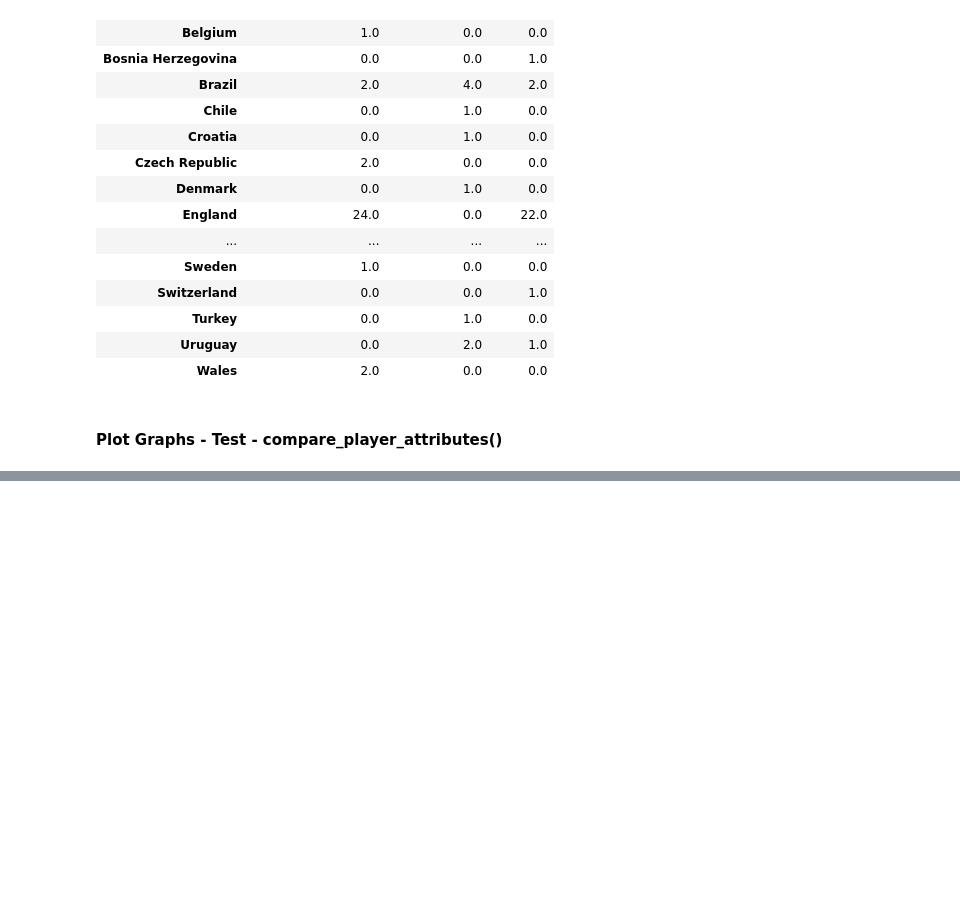
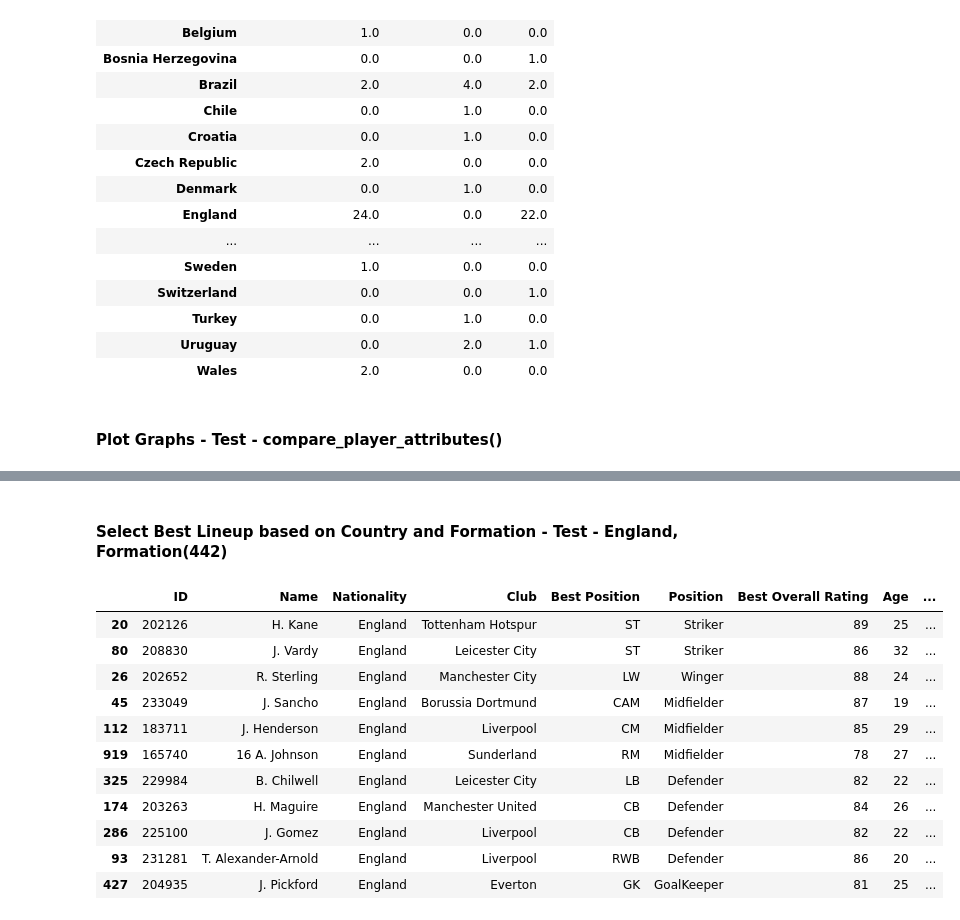
Before and after one commit to gokulnathperiasamy/FIFA2020_DataAnalysis, a Jupyter notebook: Notebook/FIFA2020DataAnalysis.ipynb, the cells around one changed output, grey strips where cells are left out. Drawn from its saved outputs; the diff is of its cells as text; code cells hidden in the pictures; blank space fills up the shorter version.

```diff
--- a/Notebook/FIFA2020DataAnalysis.ipynb
+++ b/Notebook/FIFA2020DataAnalysis.ipynb
@@ -360,6 +360,20 @@ def select_best_team(club_name, formation_name):
             pd_selected_players = pd.concat([pd_selected_players, selected_p], axis=0)
 
     return pd_selected_players
+# %%
+def select_best_country_lineup(country_name, formation_name):
+    selected_country_player_list = get_player_by_nationality(country_name)
+    filtered_positions = get_list_filtered_postions(formation_name)
+    pd_selected_players = pd.DataFrame()
+
+    for row in filtered_positions:
+        for col in row:
+            required_position_list = col.split("|")
+            selected_p = selected_country_player_list[selected_country_player_list['Best Position'].isin(required_position_list)].head(1)
+            selected_country_player_list= selected_country_player_list.drop(selected_p.index)
+            pd_selected_players = pd.concat([pd_selected_players, selected_p], axis=0)
+
+    return pd_selected_players
 # %% [markdown]
 #### Plot Graphs - Test - plot_countries_represented_by_club_player()
 # %%
@@ -415,0 +430,17 @@ select_best_team("Manchester United", formation_4231)
+# %% [markdown]
+#### Select Best Lineup based on Country and Formation - Test - England, Formation(442)
+# %%
+select_best_country_lineup("England", formation_442)
+# %% [output]
+|  | ID | Name | Nationality | Club | Best Position | Position | Best Overall Rating | Age | ... |
+| 20 | 202126 | H. Kane | England | Tottenham Hotspur | ST | Striker | 89 | 25 | ... |
+| 80 | 208830 | J. Vardy | England | Leicester City | ST | Striker | 86 | 32 | ... |
+| 26 | 202652 | R. Sterling | England | Manchester City | LW | Winger | 88 | 24 | ... |
+| 45 | 233049 | J. Sancho | England | Borussia Dortmund | CAM | Midfielder | 87 | 19 | ... |
+| 112 | 183711 | J. Henderson | England | Liverpool | CM | Midfielder | 85 | 29 | ... |
+| 919 | 165740 | 16 A. Johnson | England | Sunderland | RM | Midfielder | 78 | 27 | ... |
+| 325 | 229984 | B. Chilwell | England | Leicester City | LB | Defender | 82 | 22 | ... |
+| 174 | 203263 | H. Maguire | England | Manchester United | CB | Defender | 84 | 26 | ... |
+| 286 | 225100 | J. Gomez | England | Liverpool | CB | Defender | 82 | 22 | ... |
+| 93 | 231281 | T. Alexander-Arnold | England | Liverpool | RWB | Defender | 86 | 20 | ... |
+| 427 | 204935 | J. Pickford | England | Everton | GK | GoalKeeper | 81 | 25 | ... |
```
Also changed, not shown: parts of 6 cells of this notebook.
